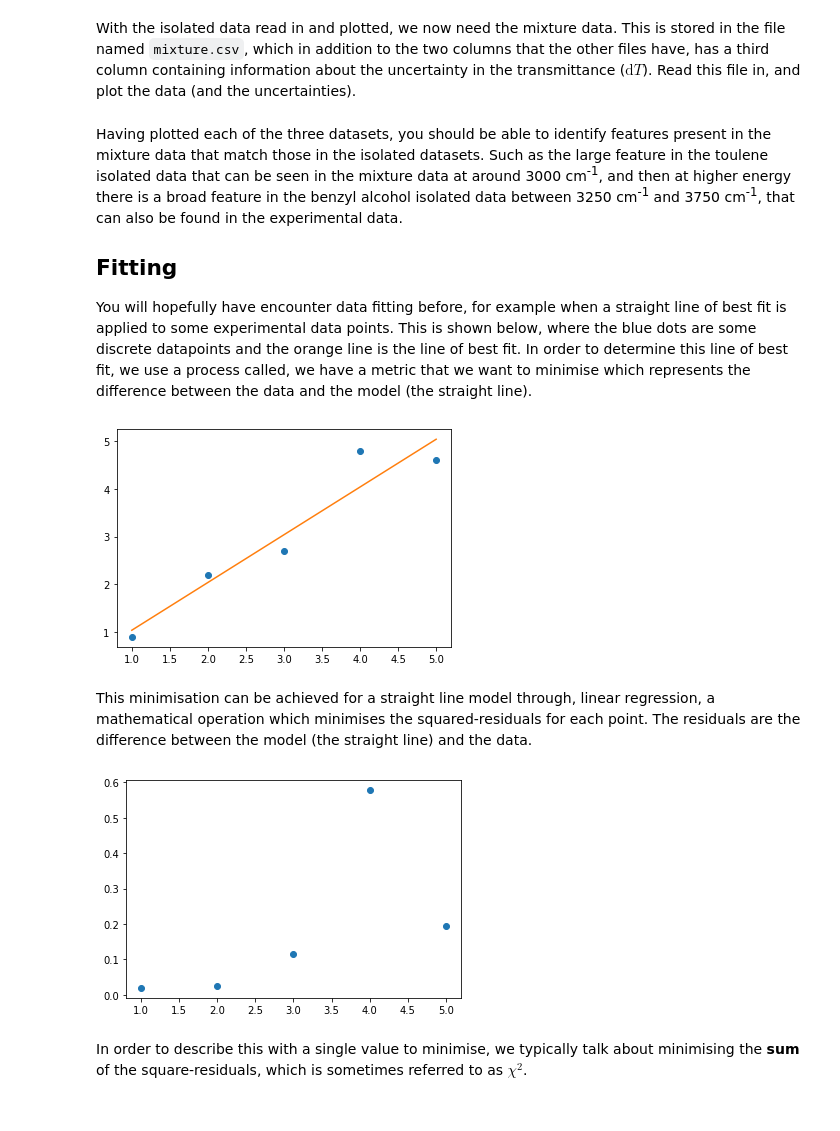
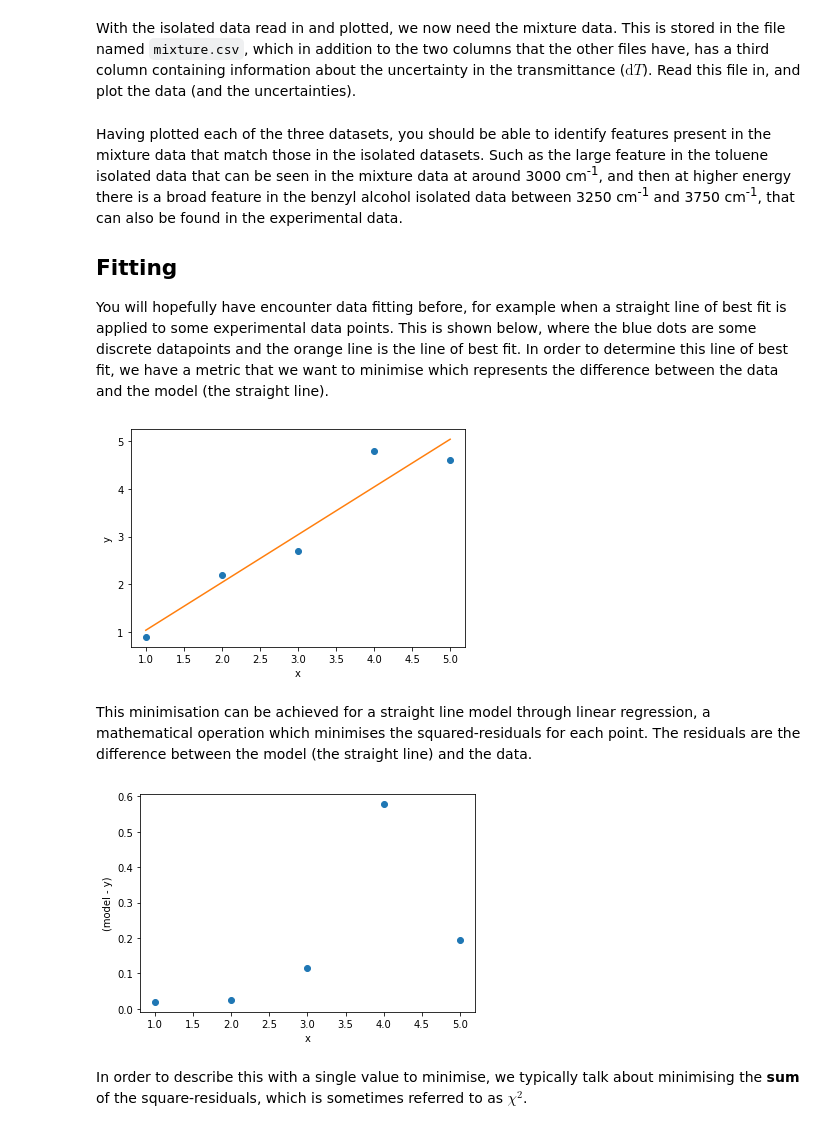
Before and after one commit to pythoninchemistry/intro_python_chemists, a Jupyter notebook: content/data_work/ir_spectra.ipynb, the cells around one changed output. Cells and saved outputs as stored; diff of their text form; code cells hidden in the pictures.

```diff
--- a/content/data_work/ir_spectra.ipynb
+++ b/content/data_work/ir_spectra.ipynb
@@ -45,13 +45,13 @@ Read this file in, and plot the data (and the uncertainties).
 # Write your code here
 # %% [markdown]
 Having plotted each of the three datasets, you should be able to identify features present in the mixture data that match those in the isolated datasets.
-Such as the large feature in the toulene isolated data that can be seen in the mixture data at around 3000 cm<sup>-1</sup>, and then at higher energy there is a broad feature in the benzyl alcohol isolated data between 3250 cm<sup>-1</sup> and 3750 cm<sup>-1</sup>, that can also be found in the experimental data.
+Such as the large feature in the toluene isolated data that can be seen in the mixture data at around 3000 cm<sup>-1</sup>, and then at higher energy there is a broad feature in the benzyl alcohol isolated data between 3250 cm<sup>-1</sup> and 3750 cm<sup>-1</sup>, that can also be found in the experimental data.
 
 ## Fitting
 
 You will hopefully have encounter data fitting before, for example when a straight line of best fit is applied to some experimental data points.
 This is shown below, where the blue dots are some discrete datapoints and the orange line is the line of best fit.
-In order to determine this line of best fit, we use a process called, we have a metric that we want to minimise which represents the difference between the data and the model (the straight line).
+In order to determine this line of best fit, we have a metric that we want to minimise which represents the difference between the data and the model (the straight line).
 # %%
 x = np.array([1, 2, 3, 4, 5])
 y = np.array([0.9, 2.2, 2.7, 4.8, 4.6])
@@ -62,18 +62,22 @@ plt.plot(x, y, 'o')
 res = linregress(x, y)
 model = res.slope * x + res.intercept
 plt.plot(x, model, '-')
+plt.xlabel('x')
+plt.ylabel('y')
 plt.show()
 # %% [output]
-[figure, old version]
+[figure, new version]
 # %% [markdown]
-This minimisation can be achieved for a straight line model through, linear regression, a mathematical operation which minimises the squared-residuals for each point.
+This minimisation can be achieved for a straight line model through linear regression, a mathematical operation which minimises the squared-residuals for each point.
 The residuals are the difference between the model (the straight line) and the data.
 # %%
-sq_resid = np.square(y - model)
+sq_resid = np.square(model - y)
 plt.plot(x, sq_resid, 'o')
+plt.xlabel('x')
+plt.ylabel('(model - y)')
 plt.show()
 # %% [output]
-[figure, old version]
+[figure, new version]
 # %% [markdown]
 In order to describe this with a single value to minimise, we typically talk about minimising the **sum** of the square-residuals, which is sometimes referred to as $\chi^2$.
 # %%
```
Also changed, not shown: parts of 6 cells of this notebook.
